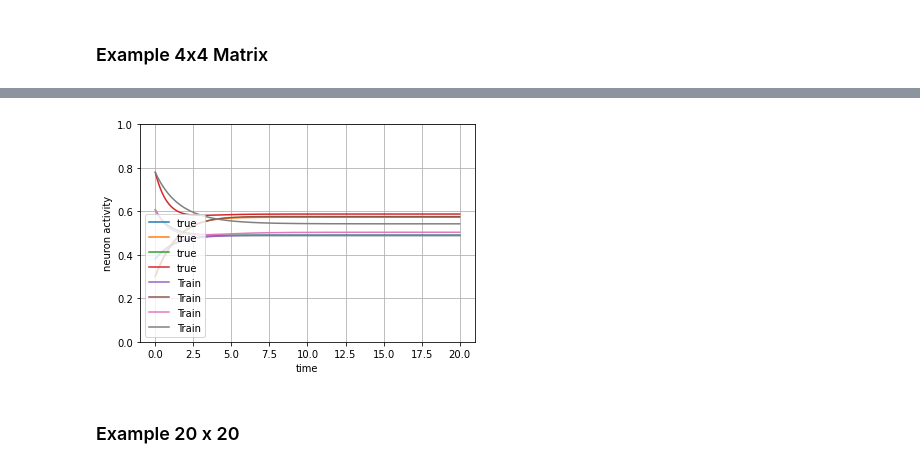
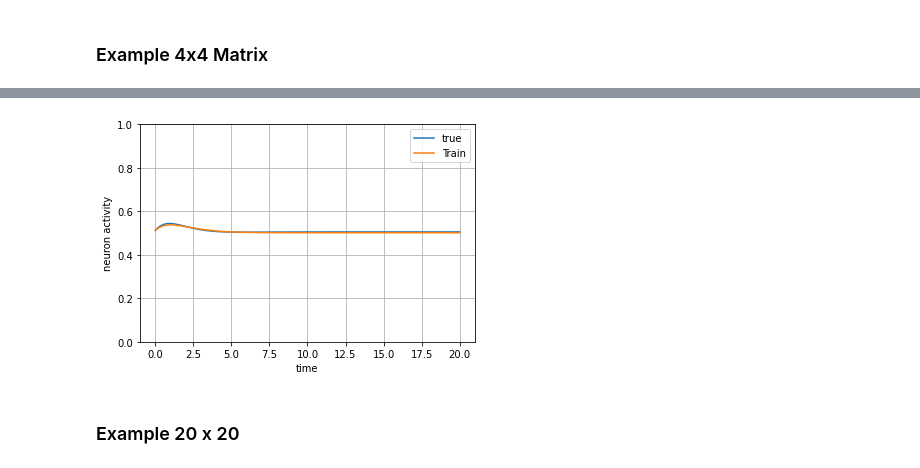
Before and after one commit to DCC-Lab/Computational-neuroscience-RNNs-, a Jupyter notebook: Learning_examples_PyTorch/RNN_Training_Env.ipynb, the cells around one changed output, grey strips where cells are left out. Drawn from its saved outputs; the diff is of its cells as text; code cells hidden in the pictures.

```diff
--- a/Learning_examples_PyTorch/RNN_Training_Env.ipynb
+++ b/Learning_examples_PyTorch/RNN_Training_Env.ipynb
@@ -173,11 +175,8 @@ def Train_RNN(n_neurons, x, dt, mu, lr=1, n_iters=500, verbose=False, loss_graph
         x_pred = torch.zeros(x.shape[0], x.shape[1])
         x_pred[0] = x[0]  #insert IC
 
-        for i in range(x.shape[0]):
-            if (i+1) == x.shape[0]:
-                continue
-            else:
-                x_pred[i+1] = model(x[i])
+        for i in range(x.shape[0] - 1):
+            x_pred[i+1] = model(x[i])
 
         #Loss
         l = loss(x, x_pred)
@@ -266,5 +364,5 @@ plt.show()
 n=4
 a = GenerateData(n_data=50, time=5, IC=np.random.rand(n), W=np.random.randn(n, n), ratio=1)
 
-Prediction = Train_RNN(4, a["Data"].T, a["dt"], mu=a["mu"], n_iters=2000, lr=10, verbose=True, loss_graph=True)
+Prediction = Train_RNN(4, a["Data"].T, a["dt"], mu=a["mu"], n_iters=2000, lr=100, verbose=True, loss_graph=True)
 # %% [output]
@@ -292,23 +390,23 @@ epoch 1900/2000 loss 0.000003
 # %%
 t = np.linspace(0, 20, 10000)
 IC = (a["Data"].T)[0]
 
 x_true = rnn(t=t, IC=IC, dydx=dydx, W=a["W"])[0]
 #x_untrain = rnn(t=t, IC=IC, dydx=dydx, W=Prediction["W0"])[0]
 x_train = rnn(t=t, IC=IC, dydx=dydx, W=Prediction["W"])[0]
 
 
-plt.plot(t, x_true, label="true")
+plt.plot(t, x_true[:,1], label="true")
 #plt.plot(t, x_untrain, label="Untrain")
-plt.plot(t, x_train, label="Train")
+plt.plot(t, x_train[:,1], label="Train")
 plt.xlabel("time")
 plt.ylabel("neuron activity")
 plt.legend()
 plt.grid(True)
 plt.ylim(0, 1)
 plt.show()
 # %% [output]
-[figure, old version]
+[figure, new version]
 # %% [markdown]
 ### Example 20 x 20
 # %%
```
Also changed, not shown: parts of 44 cells of this notebook.
